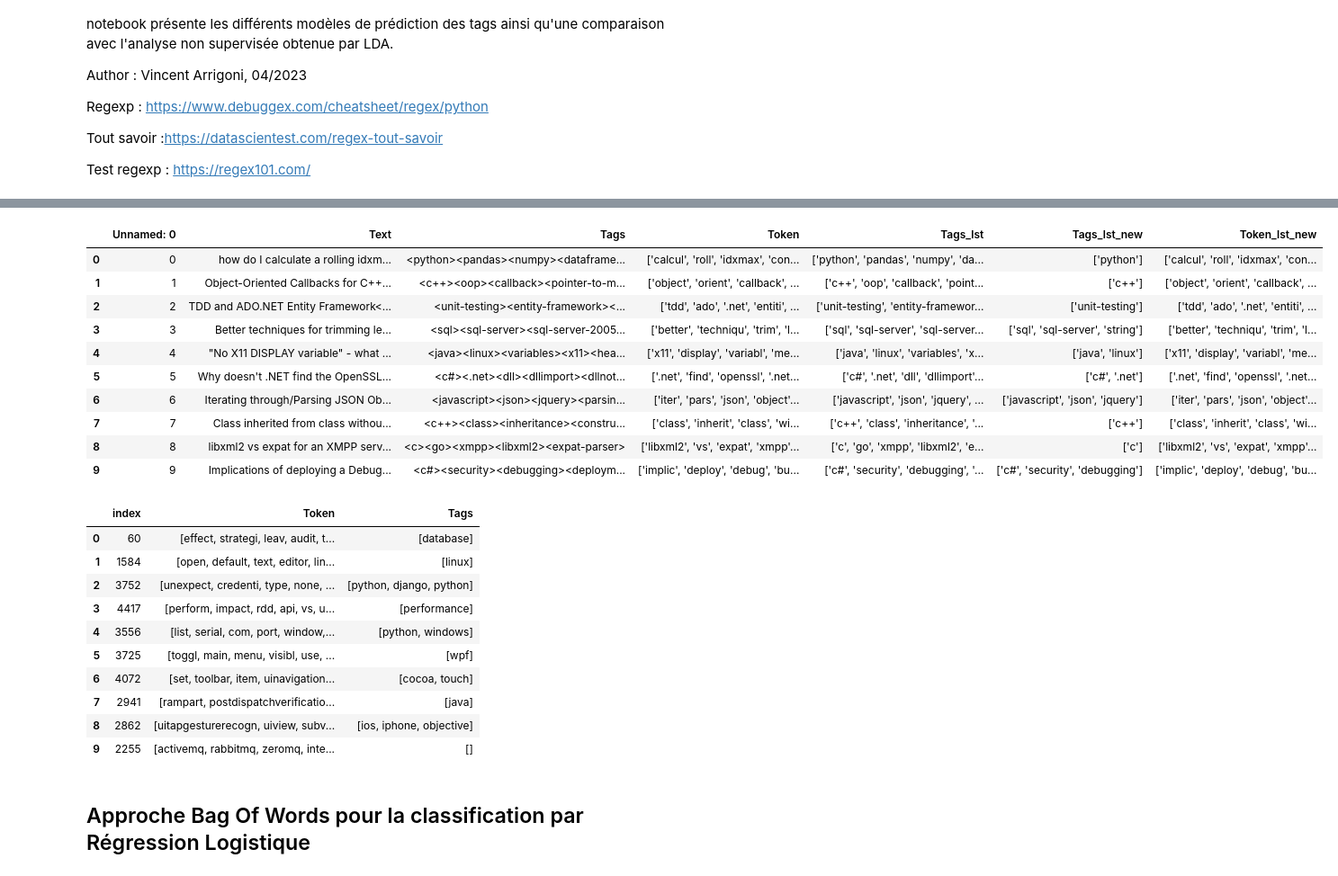
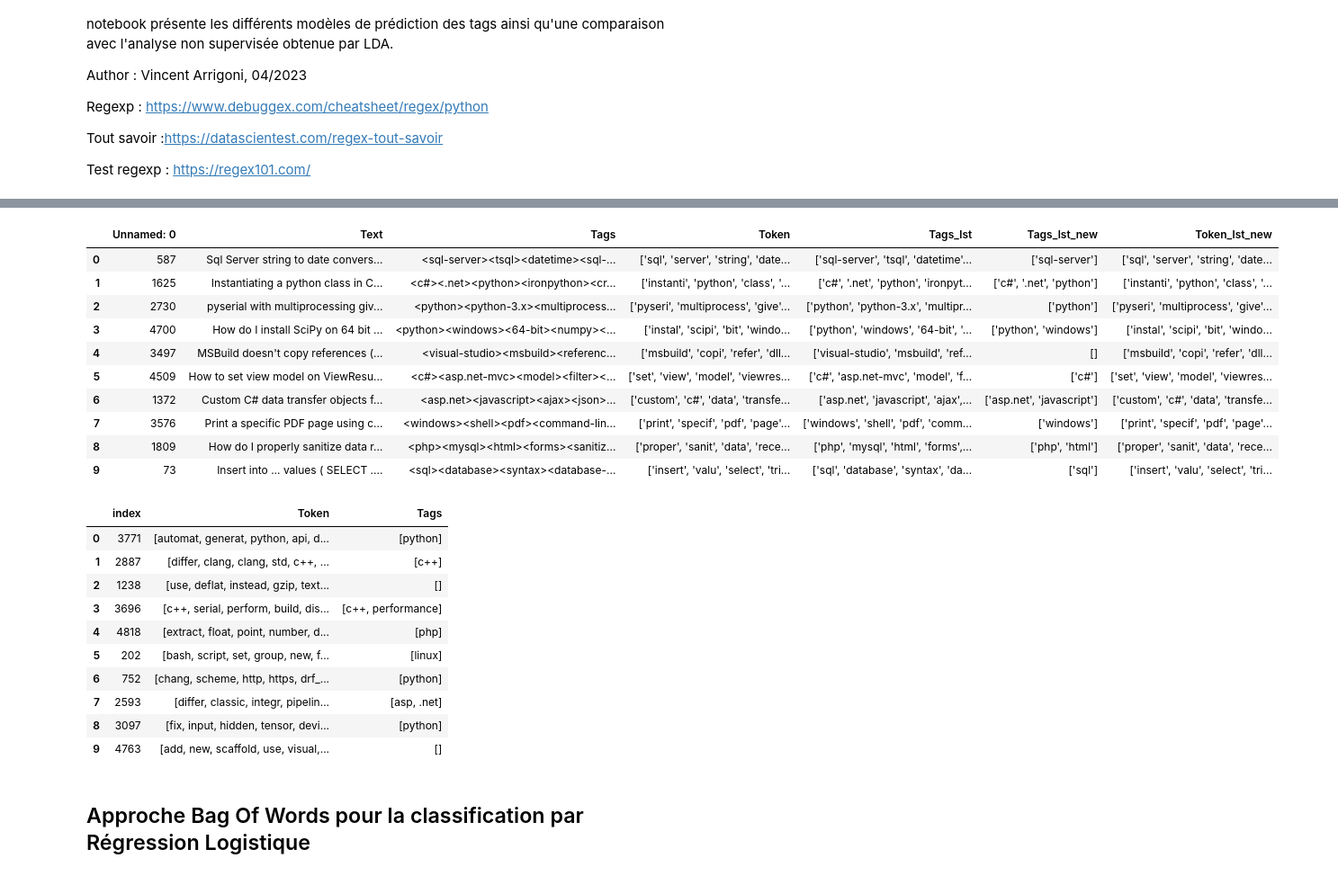
Before and after one commit to vintel38/OCS-P5, a Jupyter notebook: Arrigoni_Vincent_2_notebook_test_042023.ipynb, the cells around one changed output, grey strips where cells are left out. Shown at 90% size. Drawn from its saved outputs; the diff is of its cells as text; code cells hidden in the pictures.

Commit message:
added optimal model

```diff
--- a/Arrigoni_Vincent_2_notebook_test_042023.ipynb
+++ b/Arrigoni_Vincent_2_notebook_test_042023.ipynb
@@ -50,20 +51,20 @@ warnings.filterwarnings('ignore', category=FutureWarning)
 warnings.filterwarnings('ignore', category=UserWarning)
 # %%
 data = pd.read_csv('/content/drive/MyDrive/OCS/Projet5/msg_preprocessed.csv')
-# data = pd.read_csv('/content/drive/MyDrive/OCS/Projet5/msg_preprocessed_reduced.csv')
+data = pd.read_csv('/content/drive/MyDrive/OCS/Projet5/msg_preprocessed_reduced.csv')
 data.head(10)
 # %% [output]
 |  | Unnamed: 0 | Text | Tags | Token | Tags_lst | Tags_lst_new | Token_lst_new |
-| 0 | 0 | how do I calculate a rolling idxm... | <python><pandas><numpy><dataframe... | ['calcul', 'roll', 'idxmax', 'con... | ['python', 'pandas', 'numpy', 'da... | ['python'] | ['calcul', 'roll', 'idxmax', 'con... |
-| 1 | 1 | Object-Oriented Callbacks for C++... | <c++><oop><callback><pointer-to-m... | ['object', 'orient', 'callback', ... | ['c++', 'oop', 'callback', 'point... | ['c++'] | ['object', 'orient', 'callback', ... |
-| 2 | 2 | TDD and ADO.NET Entity Framework<... | <unit-testing><entity-framework><... | ['tdd', 'ado', '.net', 'entiti', ... | ['unit-testing', 'entity-framewor... | ['unit-testing'] | ['tdd', 'ado', '.net', 'entiti', ... |
-| 3 | 3 | Better techniques for trimming le... | <sql><sql-server><sql-server-2005... | ['better', 'techniqu', 'trim', 'l... | ['sql', 'sql-server', 'sql-server... | ['sql', 'sql-server', 'string'] | ['better', 'techniqu', 'trim', 'l... |
-| 4 | 4 | "No X11 DISPLAY variable" - what ... | <java><linux><variables><x11><hea... | ['x11', 'display', 'variabl', 'me... | ['java', 'linux', 'variables', 'x... | ['java', 'linux'] | ['x11', 'display', 'variabl', 'me... |
-| 5 | 5 | Why doesn't .NET find the OpenSSL... | <c#><.net><dll><dllimport><dllnot... | ['.net', 'find', 'openssl', '.net... | ['c#', '.net', 'dll', 'dllimport'... | ['c#', '.net'] | ['.net', 'find', 'openssl', '.net... |
-| 6 | 6 | Iterating through/Parsing JSON Ob... | <javascript><json><jquery><parsin... | ['iter', 'pars', 'json', 'object'... | ['javascript', 'json', 'jquery', ... | ['javascript', 'json', 'jquery'] | ['iter', 'pars', 'json', 'object'... |
-| 7 | 7 | Class inherited from class withou... | <c++><class><inheritance><constru... | ['class', 'inherit', 'class', 'wi... | ['c++', 'class', 'inheritance', '... | ['c++'] | ['class', 'inherit', 'class', 'wi... |
-| 8 | 8 | libxml2 vs expat for an XMPP serv... | <c><go><xmpp><libxml2><expat-parser> | ['libxml2', 'vs', 'expat', 'xmpp'... | ['c', 'go', 'xmpp', 'libxml2', 'e... | ['c'] | ['libxml2', 'vs', 'expat', 'xmpp'... |
-| 9 | 9 | Implications of deploying a Debug... | <c#><security><debugging><deploym... | ['implic', 'deploy', 'debug', 'bu... | ['c#', 'security', 'debugging', '... | ['c#', 'security', 'debugging'] | ['implic', 'deploy', 'debug', 'bu... |
+| 0 | 587 | Sql Server string to date convers... | <sql-server><tsql><datetime><sql-... | ['sql', 'server', 'string', 'date... | ['sql-server', 'tsql', 'datetime'... | ['sql-server'] | ['sql', 'server', 'string', 'date... |
+| 1 | 1625 | Instantiating a python class in C... | <c#><.net><python><ironpython><cr... | ['instanti', 'python', 'class', '... | ['c#', '.net', 'python', 'ironpyt... | ['c#', '.net', 'python'] | ['instanti', 'python', 'class', '... |
+| 2 | 2730 | pyserial with multiprocessing giv... | <python><python-3.x><multiprocess... | ['pyseri', 'multiprocess', 'give'... | ['python', 'python-3.x', 'multipr... | ['python'] | ['pyseri', 'multiprocess', 'give'... |
+| 3 | 4700 | How do I install SciPy on 64 bit ... | <python><windows><64-bit><numpy><... | ['instal', 'scipi', 'bit', 'windo... | ['python', 'windows', '64-bit', '... | ['python', 'windows'] | ['instal', 'scipi', 'bit', 'windo... |
+| 4 | 3497 | MSBuild doesn't copy references (... | <visual-studio><msbuild><referenc... | ['msbuild', 'copi', 'refer', 'dll... | ['visual-studio', 'msbuild', 'ref... | [] | ['msbuild', 'copi', 'refer', 'dll... |
+| 5 | 4509 | How to set view model on ViewResu... | <c#><asp.net-mvc><model><filter><... | ['set', 'view', 'model', 'viewres... | ['c#', 'asp.net-mvc', 'model', 'f... | ['c#'] | ['set', 'view', 'model', 'viewres... |
+| 6 | 1372 | Custom C# data transfer objects f... | <asp.net><javascript><ajax><json>... | ['custom', 'c#', 'data', 'transfe... | ['asp.net', 'javascript', 'ajax',... | ['asp.net', 'javascript'] | ['custom', 'c#', 'data', 'transfe... |
+| 7 | 3576 | Print a specific PDF page using c... | <windows><shell><pdf><command-lin... | ['print', 'specif', 'pdf', 'page'... | ['windows', 'shell', 'pdf', 'comm... | ['windows'] | ['print', 'specif', 'pdf', 'page'... |
+| 8 | 1809 | How do I properly sanitize data r... | <php><mysql><html><forms><sanitiz... | ['proper', 'sanit', 'data', 'rece... | ['php', 'mysql', 'html', 'forms',... | ['php', 'html'] | ['proper', 'sanit', 'data', 'rece... |
+| 9 | 73 | Insert into ... values ( SELECT .... | <sql><database><syntax><database-... | ['insert', 'valu', 'select', 'tri... | ['sql', 'database', 'syntax', 'da... | ['sql'] | ['insert', 'valu', 'select', 'tri... |
 # %%
 def regexp_Token(x):
   return(re.findall(r'(?:C\+\+)|(?:c\+\+)|(?:c\#)|(?:C\#)|(?:\.net)|(?:\.NET)|\w{2,}', x['Token_lst_new']))
@@ -77,16 +78,16 @@ ds.reset_index(inplace=True)
 ds.head(10)
 # %% [output]
 |  | index | Token | Tags |
-| 0 | 60 | [effect, strategi, leav, audit, t... | [database] |
-| 1 | 1584 | [open, default, text, editor, lin... | [linux] |
-| 2 | 3752 | [unexpect, credenti, type, none, ... | [python, django, python] |
-| 3 | 4417 | [perform, impact, rdd, api, vs, u... | [performance] |
-| 4 | 3556 | [list, serial, com, port, window,... | [python, windows] |
-| 5 | 3725 | [toggl, main, menu, visibl, use, ... | [wpf] |
-| 6 | 4072 | [set, toolbar, item, uinavigation... | [cocoa, touch] |
-| 7 | 2941 | [rampart, postdispatchverificatio... | [java] |
-| 8 | 2862 | [uitapgesturerecogn, uiview, subv... | [ios, iphone, objective] |
-| 9 | 2255 | [activemq, rabbitmq, zeromq, inte... | [] |
+| 0 | 3771 | [automat, generat, python, api, d... | [python] |
+| 1 | 2887 | [differ, clang, clang, std, c++, ... | [c++] |
+| 2 | 1238 | [use, deflat, instead, gzip, text... | [] |
+| 3 | 3696 | [c++, serial, perform, build, dis... | [c++, performance] |
+| 4 | 4818 | [extract, float, point, number, d... | [php] |
+| 5 | 202 | [bash, script, set, group, new, f... | [linux] |
+| 6 | 752 | [chang, scheme, http, https, drf_... | [python] |
+| 7 | 2593 | [differ, classic, integr, pipelin... | [asp, .net] |
+| 8 | 3097 | [fix, input, hidden, tensor, devi... | [python] |
+| 9 | 4763 | [add, new, scaffold, use, visual,... | [] |
 # %%
 # Classifier choice
 # Choose Logistic Regression
```
Also changed, not shown: parts of 28 cells of this notebook, 2 other files.
